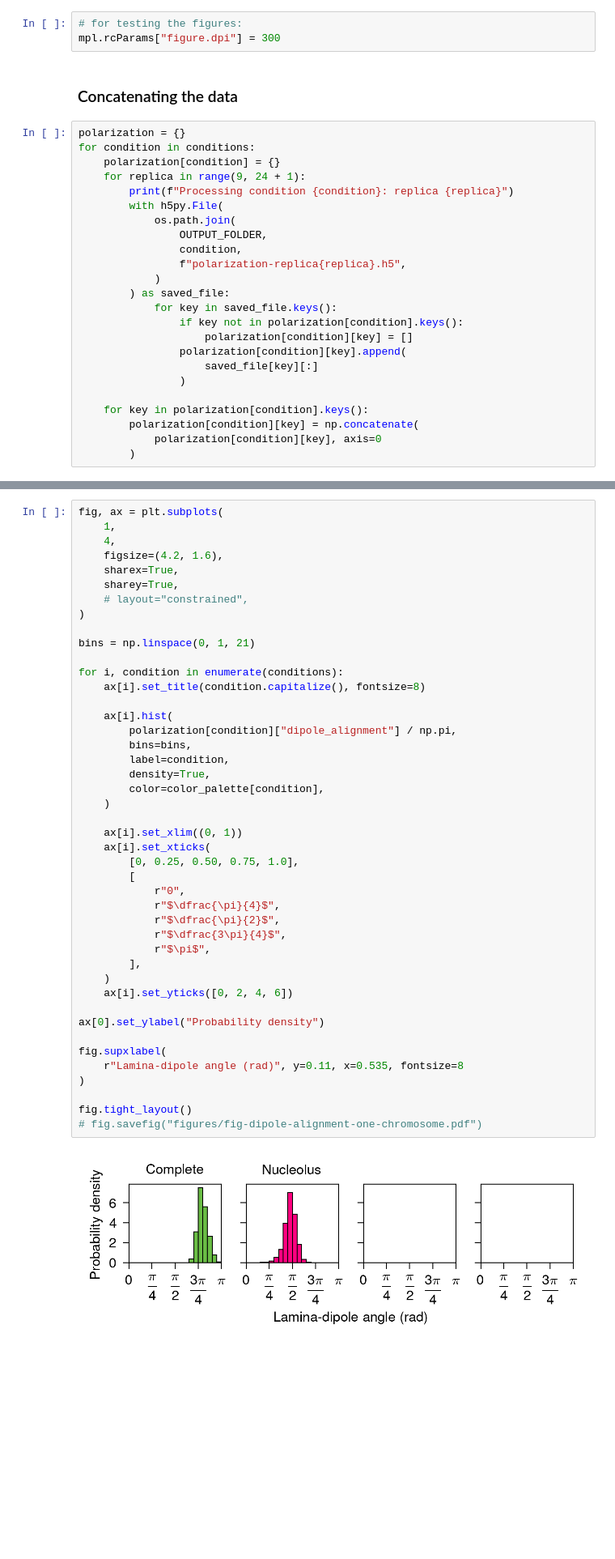
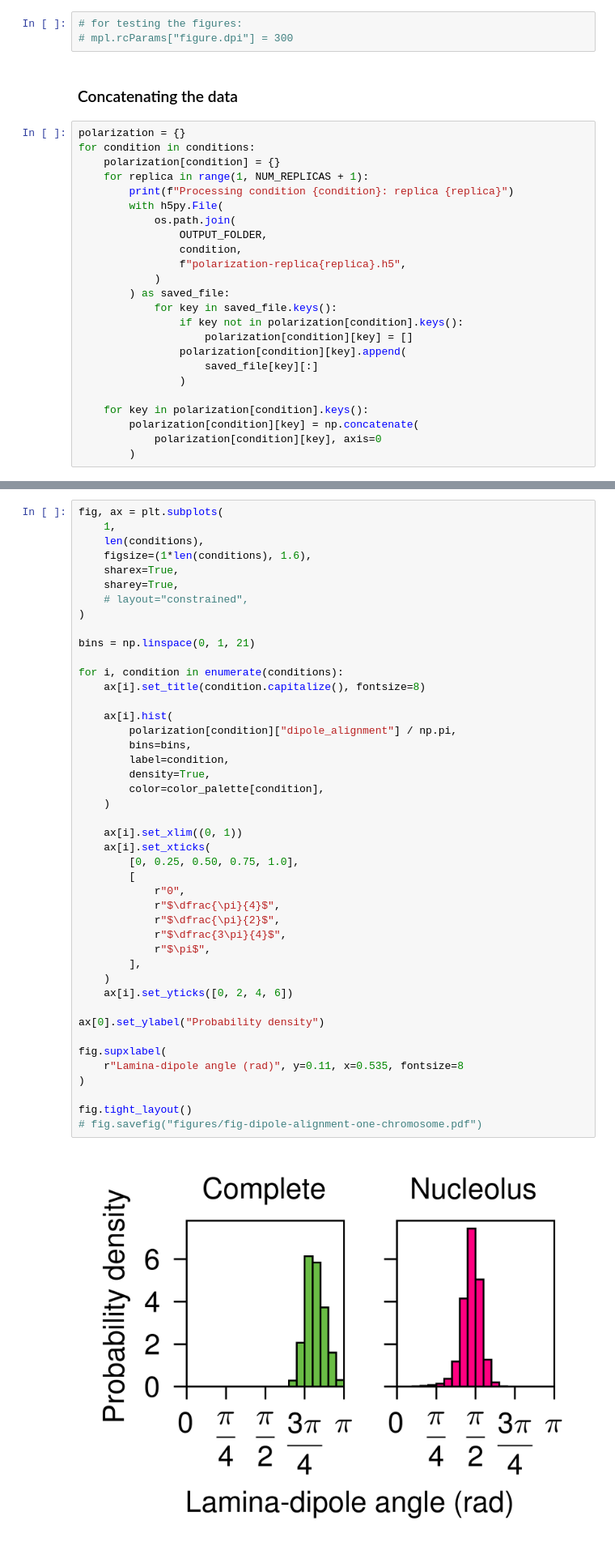
Before and after one commit to mellofariam/polarization, a Jupyter notebook: 3_analysis/polarization/plot-polarization.ipynb, the cells around one changed output, grey strips where cells are left out. Shown at 81% size. Drawn from its saved outputs; the diff is of its cells as text; blank space fills up the shorter version.

```diff
--- a/3_analysis/polarization/plot-polarization.ipynb
+++ b/3_analysis/polarization/plot-polarization.ipynb
@@ -720,14 +720,14 @@ title = {
 }
 # %%
 # for testing the figures:
-mpl.rcParams["figure.dpi"] = 300
+# mpl.rcParams["figure.dpi"] = 300
 # %% [markdown]
 ### Concatenating the data
 # %%
 polarization = {}
 for condition in conditions:
     polarization[condition] = {}
-    for replica in range(9, 24 + 1):
+    for replica in range(1, NUM_REPLICAS + 1):
         print(f"Processing condition {condition}: replica {replica}")
         with h5py.File(
             os.path.join(
@@ -799,8 +799,8 @@ with h5py.File(
 # %%
 fig, ax = plt.subplots(
     1,
-    4,
-    figsize=(4.2, 1.6),
+    len(conditions),
+    figsize=(1*len(conditions), 1.6),
     sharex=True,
     sharey=True,
     # layout="constrained",
@@ -814,34 +814,34 @@ for i, condition in enumerate(conditions):
     ax[i].hist(
         polarization[condition]["dipole_alignment"] / np.pi,
         bins=bins,
         label=condition,
         density=True,
         color=color_palette[condition],
     )
 
     ax[i].set_xlim((0, 1))
     ax[i].set_xticks(
         [0, 0.25, 0.50, 0.75, 1.0],
         [
             r"0",
             r"$\dfrac{\pi}{4}$",
             r"$\dfrac{\pi}{2}$",
             r"$\dfrac{3\pi}{4}$",
             r"$\pi$",
         ],
     )
     ax[i].set_yticks([0, 2, 4, 6])
 
 ax[0].set_ylabel("Probability density")
 
 fig.supxlabel(
     r"Lamina-dipole angle (rad)", y=0.11, x=0.535, fontsize=8
 )
 
 fig.tight_layout()
 # fig.savefig("figures/fig-dipole-alignment-one-chromosome.pdf")
 # %% [output]
-[figure, old version]
+[figure, new version]
 # %%
 fig, ax = plt.subplots(
     1,
```
Also changed, not shown: parts of 4 cells of this notebook, 3 other files.
